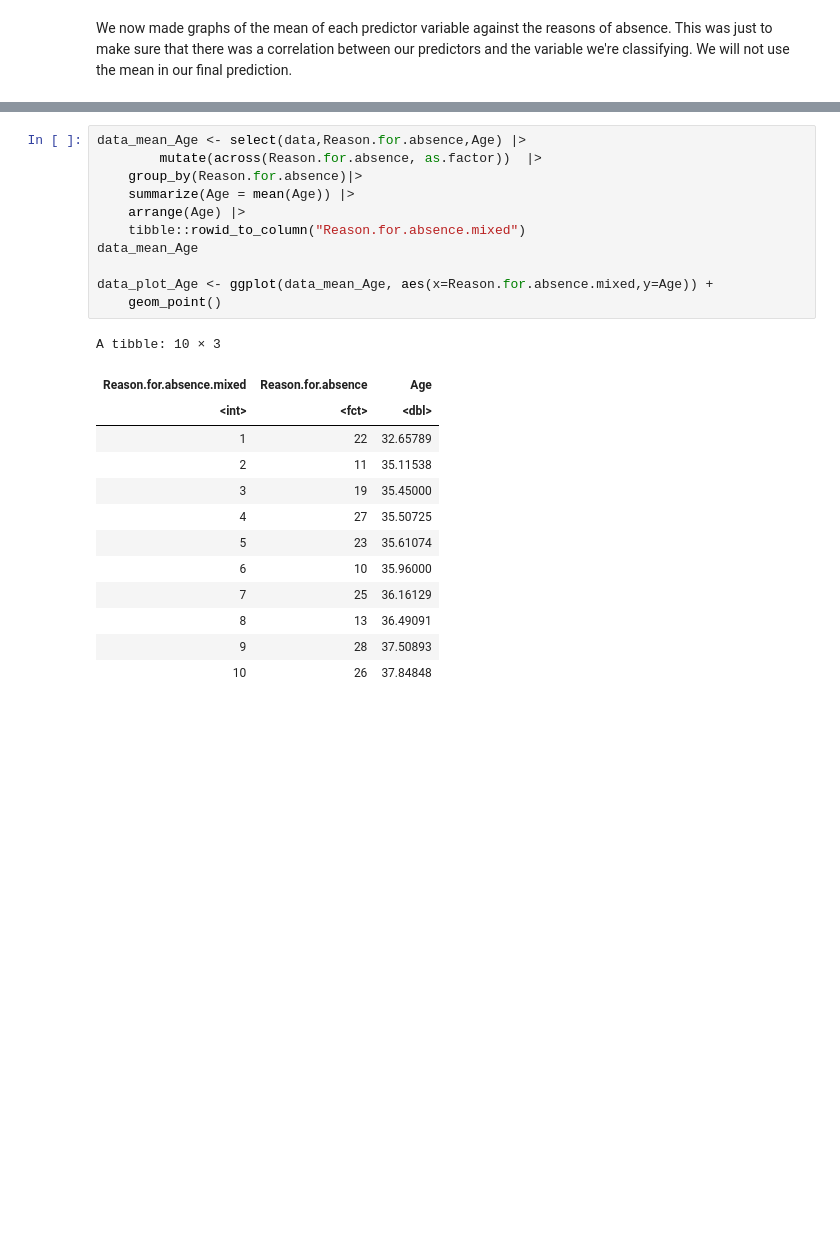
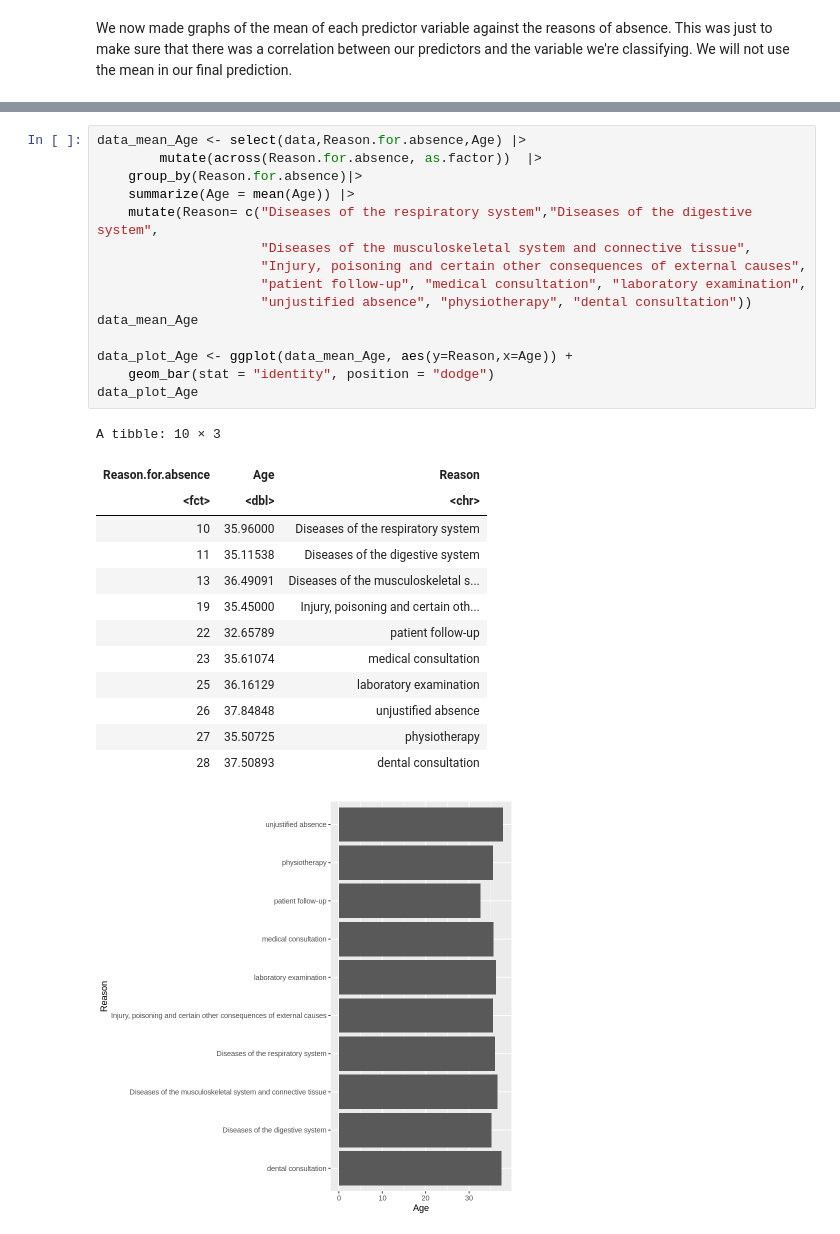
Before and after one commit to tim13246879/dsci-100-2022w1-group-87, a Jupyter notebook: Proposal.ipynb, the cells around one changed output, grey strips where cells are left out. Cells and saved outputs as stored; diff of their text form; blank space fills up the shorter version.

```diff
--- a/Proposal.ipynb
+++ b/Proposal.ipynb
@@ -109,25 +126,30 @@ Data plot for Age:
 # %%
 data_mean_Age <- select(data,Reason.for.absence,Age) |>
         mutate(across(Reason.for.absence, as.factor))  |>
     group_by(Reason.for.absence)|>
     summarize(Age = mean(Age)) |>
-    arrange(Age) |>
-    tibble::rowid_to_column("Reason.for.absence.mixed")
+    mutate(Reason= c("Diseases of the respiratory system","Diseases of the digestive system",
+                     "Diseases of the musculoskeletal system and connective tissue",
+                     "Injury, poisoning and certain other consequences of external causes",
+                     "patient follow-up", "medical consultation", "laboratory examination",
+                     "unjustified absence", "physiotherapy", "dental consultation"))
 data_mean_Age
 
-data_plot_Age <- ggplot(data_mean_Age, aes(x=Reason.for.absence.mixed,y=Age)) +
-    geom_point()
+data_plot_Age <- ggplot(data_mean_Age, aes(y=Reason,x=Age)) +
+    geom_bar(stat = "identity", position = "dodge")
+data_plot_Age
 # %% [output]
 A tibble: 10 × 3
-| Reason.for.absence.mixed | Reason.for.absence | Age |
-| <int> | <fct> | <dbl> |
-| 1 | 22 | 32.65789 |
-| 2 | 11 | 35.11538 |
-| 3 | 19 | 35.45000 |
-| 4 | 27 | 35.50725 |
-| 5 | 23 | 35.61074 |
-| 6 | 10 | 35.96000 |
-| 7 | 25 | 36.16129 |
-| 8 | 13 | 36.49091 |
-| 9 | 28 | 37.50893 |
-| 10 | 26 | 37.84848 |
+| Reason.for.absence | Age | Reason |
+| <fct> | <dbl> | <chr> |
+| 10 | 35.96000 | Diseases of the respiratory system |
+| 11 | 35.11538 | Diseases of the digestive system |
+| 13 | 36.49091 | Diseases of the musculoskeletal s... |
+| 19 | 35.45000 | Injury, poisoning and certain oth... |
+| 22 | 32.65789 | patient follow-up |
+| 23 | 35.61074 | medical consultation |
+| 25 | 36.16129 | laboratory examination |
+| 26 | 37.84848 | unjustified absence |
+| 27 | 35.50725 | physiotherapy |
+| 28 | 37.50893 | dental consultation |
+[figure, added]
```
Also changed, not shown: parts of 15 cells of this notebook.
